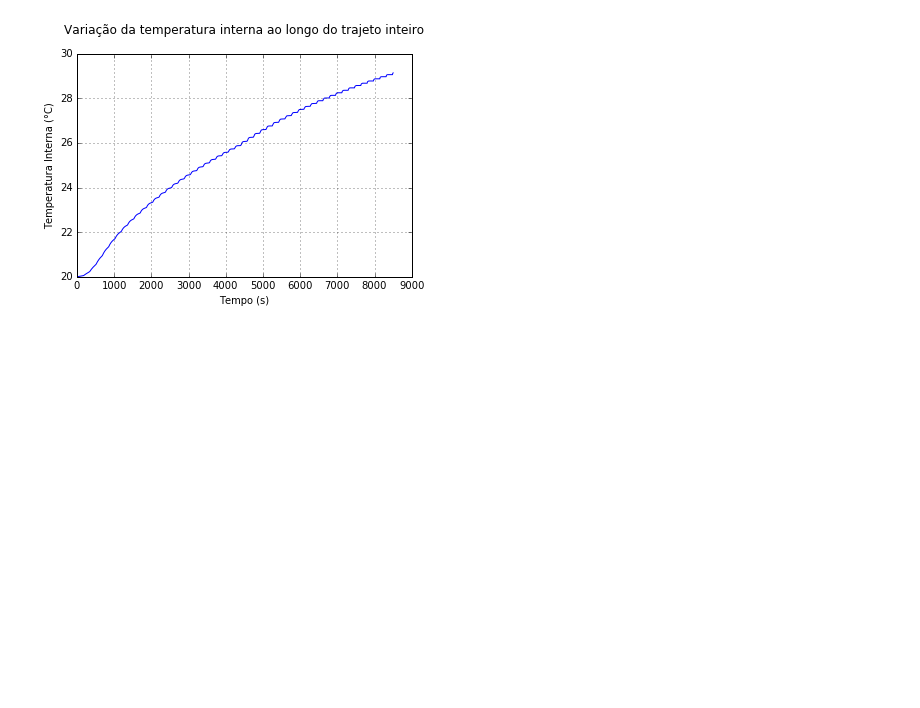
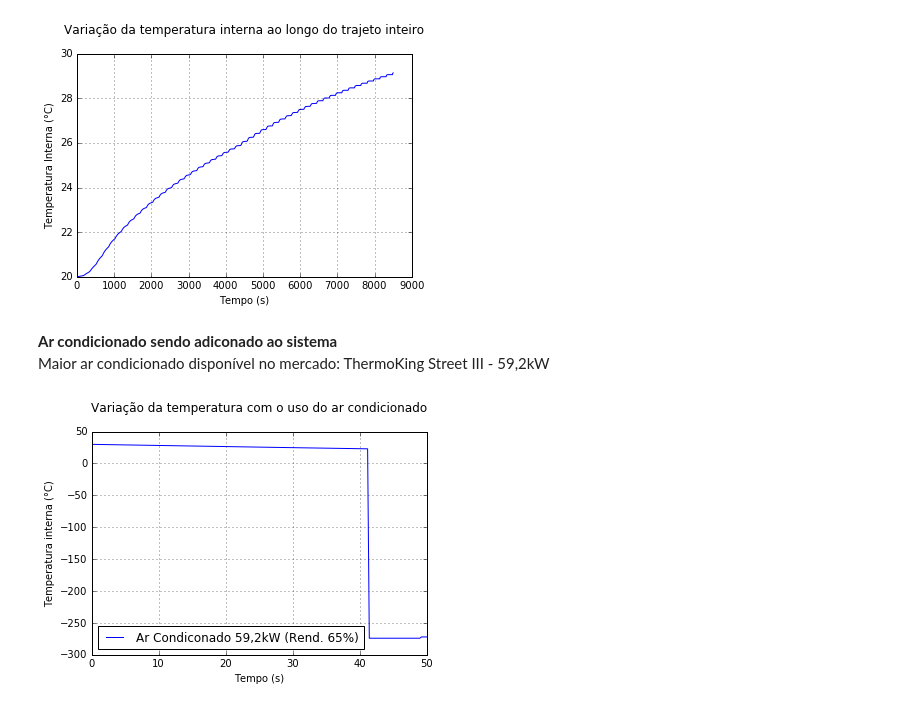
Before and after one commit to lucasfontenla/Projeto2_ModSim_BUS, a Jupyter notebook: Projeto 2 - Ônibus.ipynb, the cells around one changed output. Drawn from its saved outputs; the diff is of its cells as text; code cells hidden in the pictures; blank space fills up the shorter version.

```diff
--- a/Projeto 2 - Ônibus.ipynb
+++ b/Projeto 2 - Ônibus.ipynb
@@ -334,3 +334,47 @@ plt.grid(True)
 plt.show()
 # %% [output]
 [figure]
+# %% [markdown]
+**Ar condicionado sendo adiconado ao sistema**
+Maior ar condicionado disponível no mercado: ThermoKing Street III - 59,2kW
+# %%
+"""Funções com ar condicionado"""
+def CalculaT_mov_AC(Y, lista_tempo, text):
+    if Y >= (23 + 273):
+        dTdt = (numero_ps*((Tcorporal - Y)/Rconv_pessoas) - ((Y - text)/(Rcond_lataria + Rconv_lataria))\
+                - ((Y - text)/(Rcond_janelas_mov + Rconv_janelas_mov)) - (QAC) ) / (Mar*car)
+    elif Y <= (22 + 273):
+        dTdt = CalculaT_mov(Y, lista_tempo, text)
+    else:
+        dTdt = CalculaT_mov(Y, lista_tempo, text)
+    return dTdt
+
+def CalculaT_stop_AC(Y, lista_tempo, text):
+    dTdt = (numero_ps*((Tcorporal - Y)/Rconv_pessoas) - ((Y - text)/(Rcond_lataria + Rconv_lataria))\
+            - ((Y - text)/(Rcond_janelas_stop + Rconv_janelas_stop)) - ((Y - text)/(Rconv_porta))\
+            - (QAC)) / (Mar*car)
+    return dTdt
+
+QAr_condicionado = 59200
+rendimento = .65 #65% de rendimento
+
+QAC = QAr_condicionado*rendimento
+# %%
+"""Caso o Ar Condiconado fornecesse (em vez de retirar) calor, qual seria a variação de temperatura em 20s com 170 pessoas?"""
+
+lista_tempo = linspace(0, 50, 200)
+T = list()
+T0 = Texterna = (30 + 273)
+numero_ps = 170
+
+T = odeint(CalculaT_mov_AC, T0, lista_tempo, args=(Texterna,)) - 273
+
+plt.plot(lista_tempo, T, label="Ar Condiconado 59,2kW (Rend. 65%)")
+plt.legend(loc="best")
+plt.grid(True)
+plt.ylabel("Temperatura interna (°C)")
+plt.xlabel("Tempo (s)")
+plt.title("Variação da temperatura com o uso do ar condicionado\n")
+plt.show()
+# %% [output]
+[figure, added]
```
Also changed, not shown: parts of 1 cell of this notebook.
